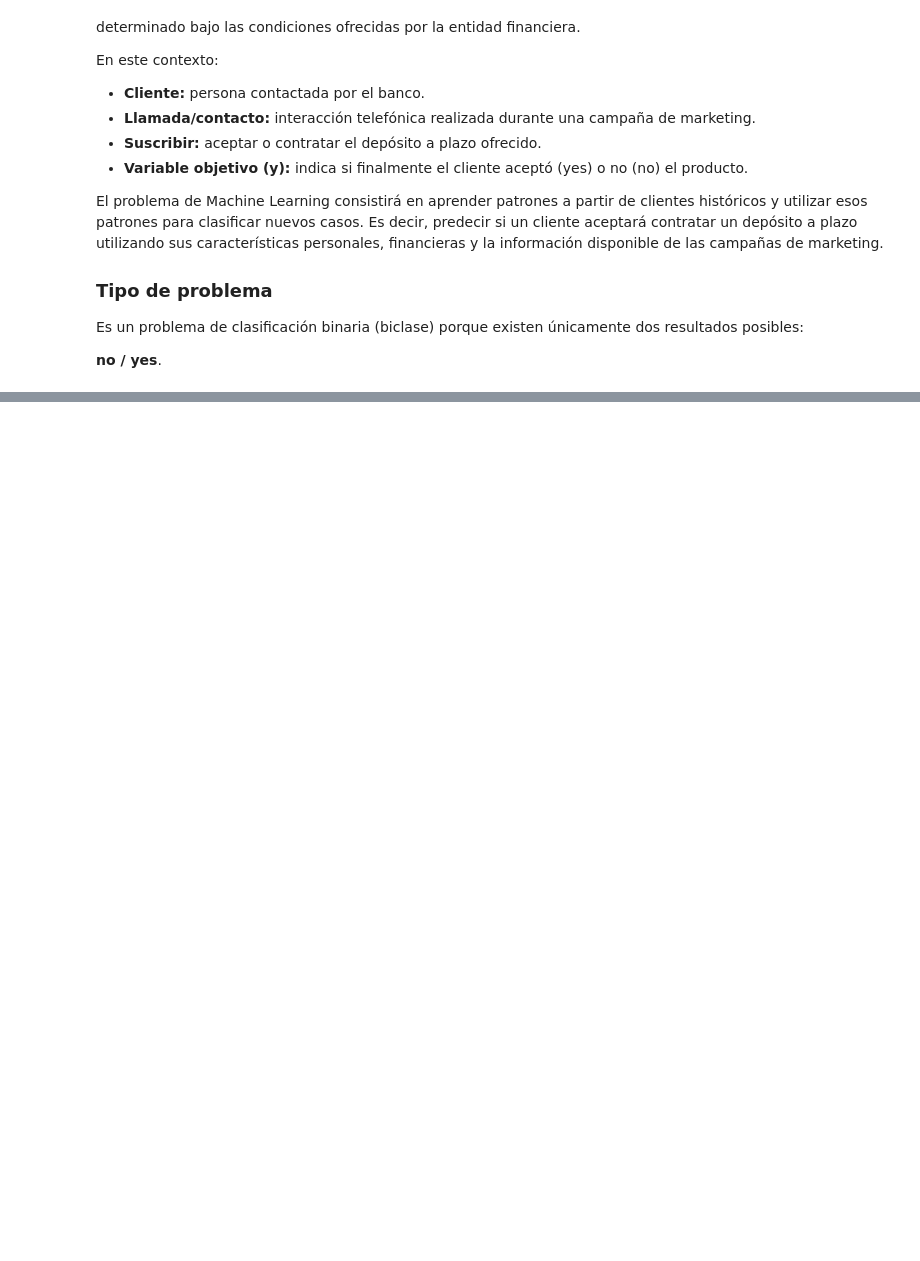
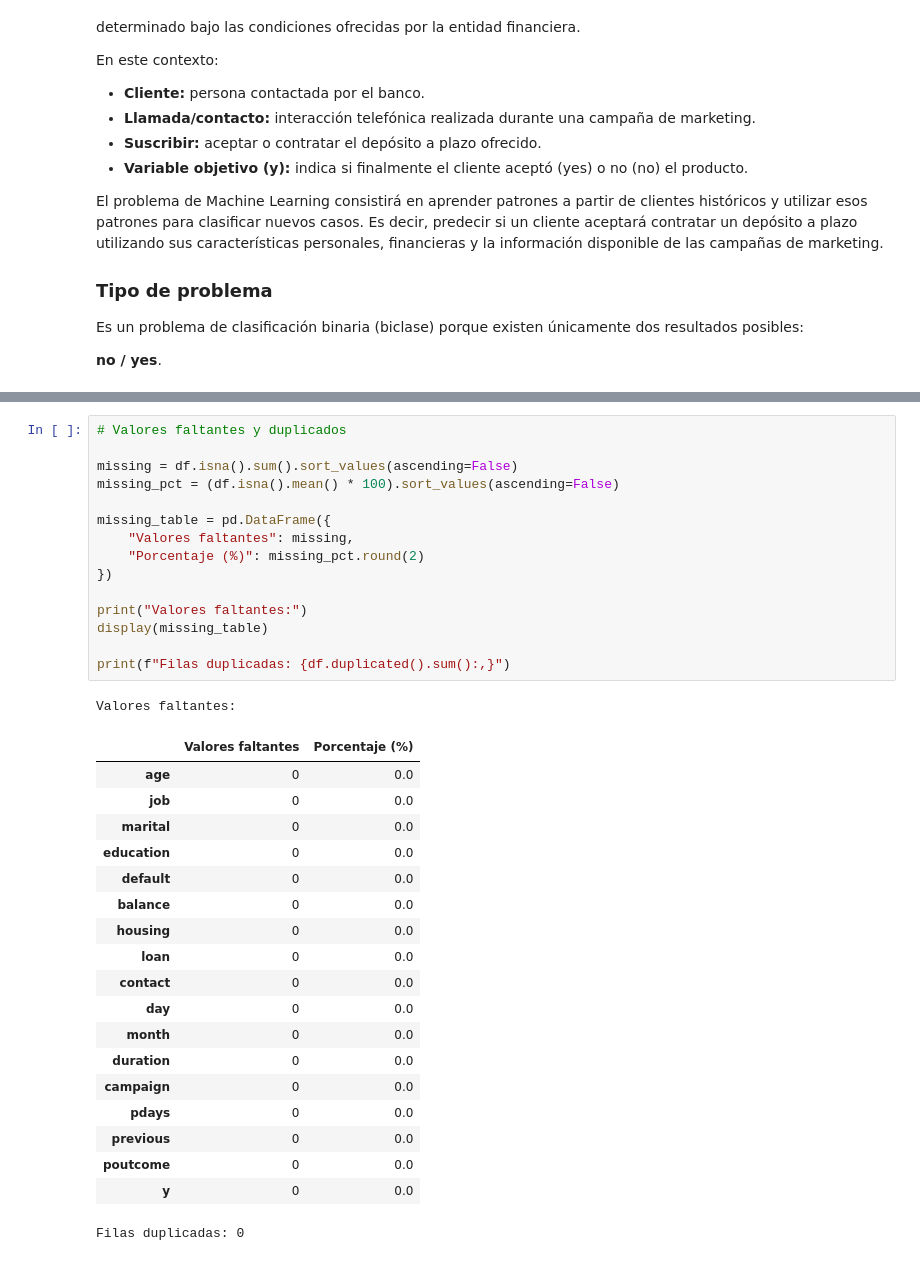
Before and after one commit to LeonardoG2005/Bank-Marketing-Database, a Jupyter notebook: Bank_Marketing_Database_Proyecto1.ipynb, the cells around one changed output, grey strips where cells are left out. Drawn from its saved outputs; the diff is of its cells as text; blank space fills up the shorter version.

```diff
--- a/Bank_Marketing_Database_Proyecto1.ipynb
+++ b/Bank_Marketing_Database_Proyecto1.ipynb
@@ -45,0 +166,36 @@ Es un problema de clasificación binaria (biclase) porque existen únicamente do
+# %%
+# Valores faltantes y duplicados
+
+missing = df.isna().sum().sort_values(ascending=False)
+missing_pct = (df.isna().mean() * 100).sort_values(ascending=False)
+
+missing_table = pd.DataFrame({
+    "Valores faltantes": missing,
+    "Porcentaje (%)": missing_pct.round(2)
+})
+
+print("Valores faltantes:")
+display(missing_table)
+
+print(f"Filas duplicadas: {df.duplicated().sum():,}")
+# %% [output]
+Valores faltantes:
+|  | Valores faltantes | Porcentaje (%) |
+| age | 0 | 0.0 |
+| job | 0 | 0.0 |
+| marital | 0 | 0.0 |
+| education | 0 | 0.0 |
+| default | 0 | 0.0 |
+| balance | 0 | 0.0 |
+| housing | 0 | 0.0 |
+| loan | 0 | 0.0 |
+| contact | 0 | 0.0 |
+| day | 0 | 0.0 |
+| month | 0 | 0.0 |
+| duration | 0 | 0.0 |
+| campaign | 0 | 0.0 |
+| pdays | 0 | 0.0 |
+| previous | 0 | 0.0 |
+| poutcome | 0 | 0.0 |
+| y | 0 | 0.0 |
+Filas duplicadas: 0
```
Also changed, not shown: parts of 6 cells of this notebook.
